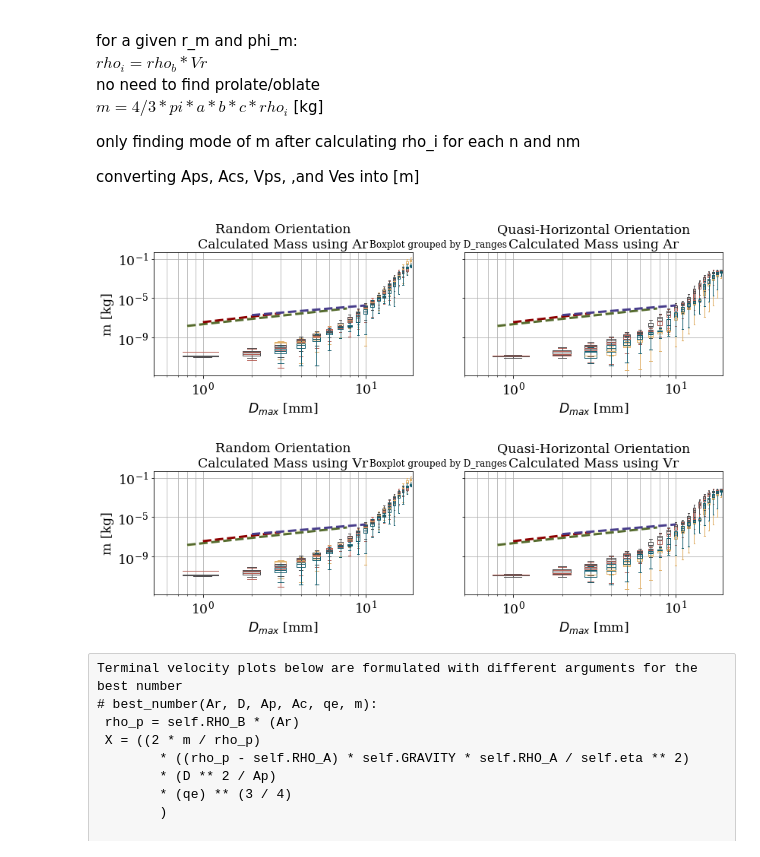
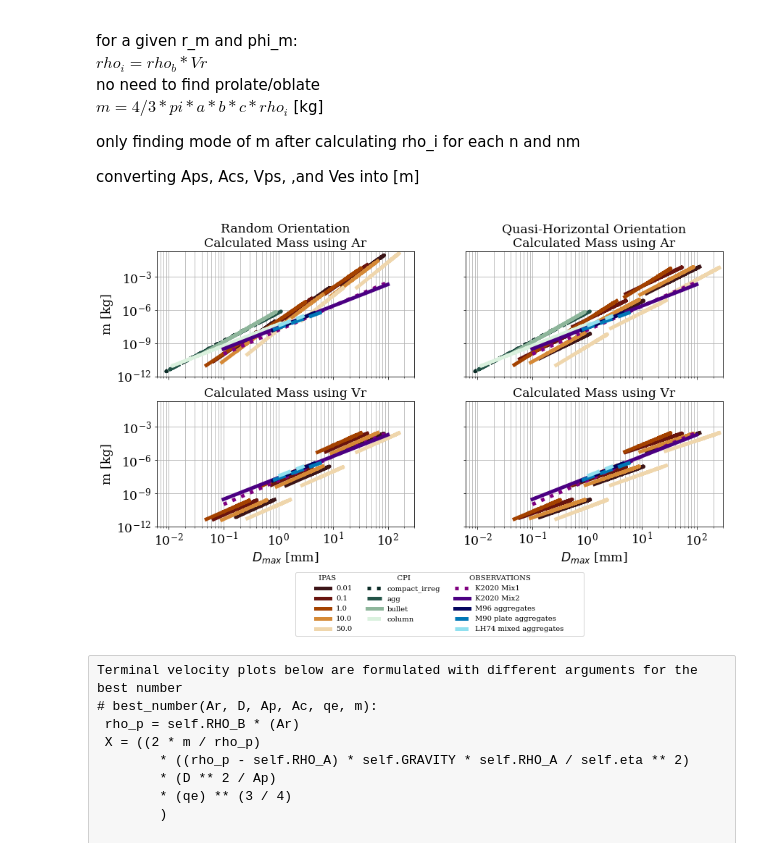
Before and after one commit to vprzybylo/IPAS, a Jupyter notebook: ipas/visualizations/m_D_relationships.ipynb, the cells around one changed output. Drawn from its saved outputs; the diff is of its cells as text; code cells hidden in the pictures.

```diff
--- a/ipas/visualizations/m_D_relationships.ipynb
+++ b/ipas/visualizations/m_D_relationships.ipynb
@@ -65,5 +65,9 @@ campaign_CPI = list(np.concatenate(campaign_CPI).flat)
 classifications = list(np.concatenate(classifications).flat)
 
 df_CPI = pd.DataFrame(list(zip(campaign_CPI, classifications, ars_CPI, a, c)), columns=['campaign_CPI', 'classification', 'area_ratio', 'a', 'c'])
+print(len(df_CPI))
+df_CPI = df_CPI[df_CPI['area_ratio'] != -999.0]
+df.dropna(inplace=True)
+print(len(df_CPI))
 df_CPI
 # %% [output]
@@ -102,46 +108,41 @@ $m = 4/3 * pi * a * b * c *rho_i$   [kg] <br>
 # %%
 # RANDOM ORIENTATION
 # convert dict keys to variables
 locals().update(result_rand)
 
-phi_idxs = [0, 1, 2, 3]
+phi_idxs = [0, 1, 2, 3, 4]
 r_idxs = [0, 1, 2]
-fig, (ax1, ax2) = plt.subplots(1, 2, figsize=(13, 3), sharey=True)
+fig, ((ax1, ax2), (ax3, ax4)) = plt.subplots(2, 2, figsize=(14,7), sharey=True, sharex=True)
 
+# RANDOM ORIENTATION
 p = plot.Plots(ax1, df_CPI, agg_as, agg_bs, agg_cs, phi_idxs, r_idxs, Aps, Acs, Vps, Ves, Dmaxs)
 ylabel='m [kg]'
 title='Random Orientation\nCalculated Mass using Ar'
-p.m_D_plot(title, ylabel, mflag = 'area')
+p.m_D_plot(title, ylabel, mflag = 'area', result_rand=True)
 
 # QUASI-HORIZONTAL ORIENTATION
 locals().update(result_flat)
 p = plot.Plots(ax2, df_CPI, agg_as, agg_bs, agg_cs, phi_idxs, r_idxs, Aps, Acs, Vps, Ves, Dmaxs)
 ylabel=''
 title='Quasi-Horizontal Orientation\nCalculated Mass using Ar'
-p.m_D_plot(title, ylabel, mflag = 'area')
-
-# handles, labels = plt.gca().get_legend_handles_labels()
-# by_label = dict(zip(labels, handles))
-# plt.legend(by_label.values(), by_label.keys());
+p.m_D_plot(title, ylabel, mflag = 'area', result_rand=False)
 
 # RANDOM ORIENTATION
 locals().update(result_rand)
-fig, (ax1, ax2) = plt.subplots(1, 2, figsize=(13, 3), sharey=True)
-
-p = plot.Plots(ax1, df_CPI, agg_as, agg_bs, agg_cs, phi_idxs, r_idxs, Aps, Acs, Vps, Ves, Dmaxs)
+p = plot.Plots(ax3, df_CPI, agg_as, agg_bs, agg_cs, phi_idxs, r_idxs, Aps, Acs, Vps, Ves, Dmaxs)
 ylabel='m [kg]'
-title='Random Orientation\nCalculated Mass using Vr'
-p.m_D_plot(title, ylabel,  mflag = 'vol')
+title='\nCalculated Mass using Vr'
+p.m_D_plot(title, ylabel,  mflag = 'vol', result_rand=True)
 
 # QUASI-HORIZONTAL ORIENTATION
 locals().update(result_flat)
-p = plot.Plots(ax2, df_CPI, agg_as, agg_bs, agg_cs, phi_idxs, r_idxs, Aps, Acs, Vps, Ves, Dmaxs)
+p = plot.Plots(ax4, df_CPI, agg_as, agg_bs, agg_cs, phi_idxs, r_idxs, Aps, Acs, Vps, Ves, Dmaxs)
 ylabel=''
-title='Quasi-Horizontal Orientation\nCalculated Mass using Vr'
-p.m_D_plot(title, ylabel, mflag = 'vol')
+title='\nCalculated Mass using Vr'
+p.m_D_plot(title, ylabel, mflag = 'vol', result_rand=False)
+plt.savefig('../plots/m_D_relationship.png', bbox_inches='tight')
 # %% [output]
-[figure, old version]
+[figure, new version]
-[figure, removed]
 # %% [raw]
 Terminal velocity plots below are formulated with different arguments for the best number
 # best_number(Ar, D, Ap, Ac, qe, m):
```
Also changed, not shown: parts of 2 cells of this notebook, 3 other files.
